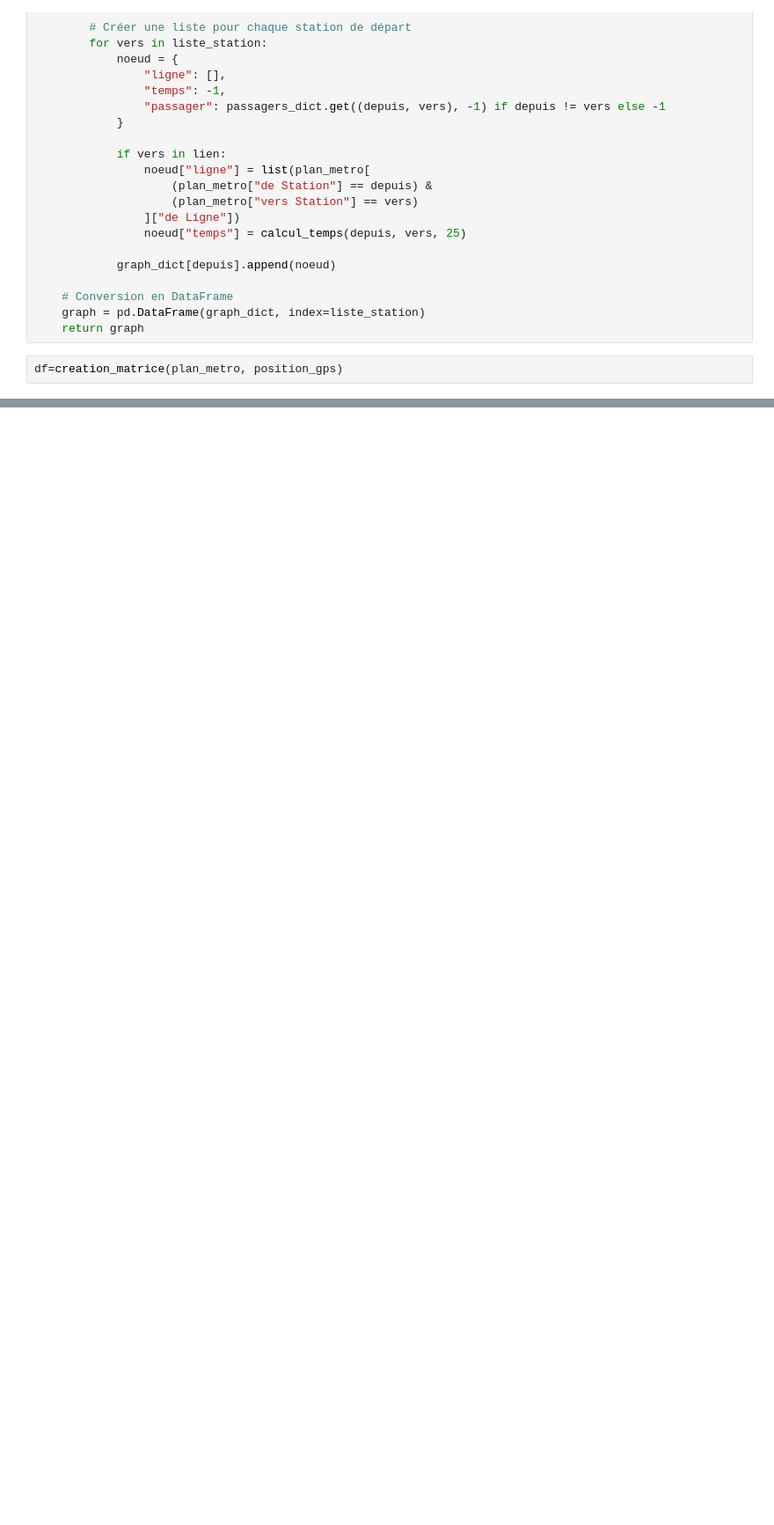
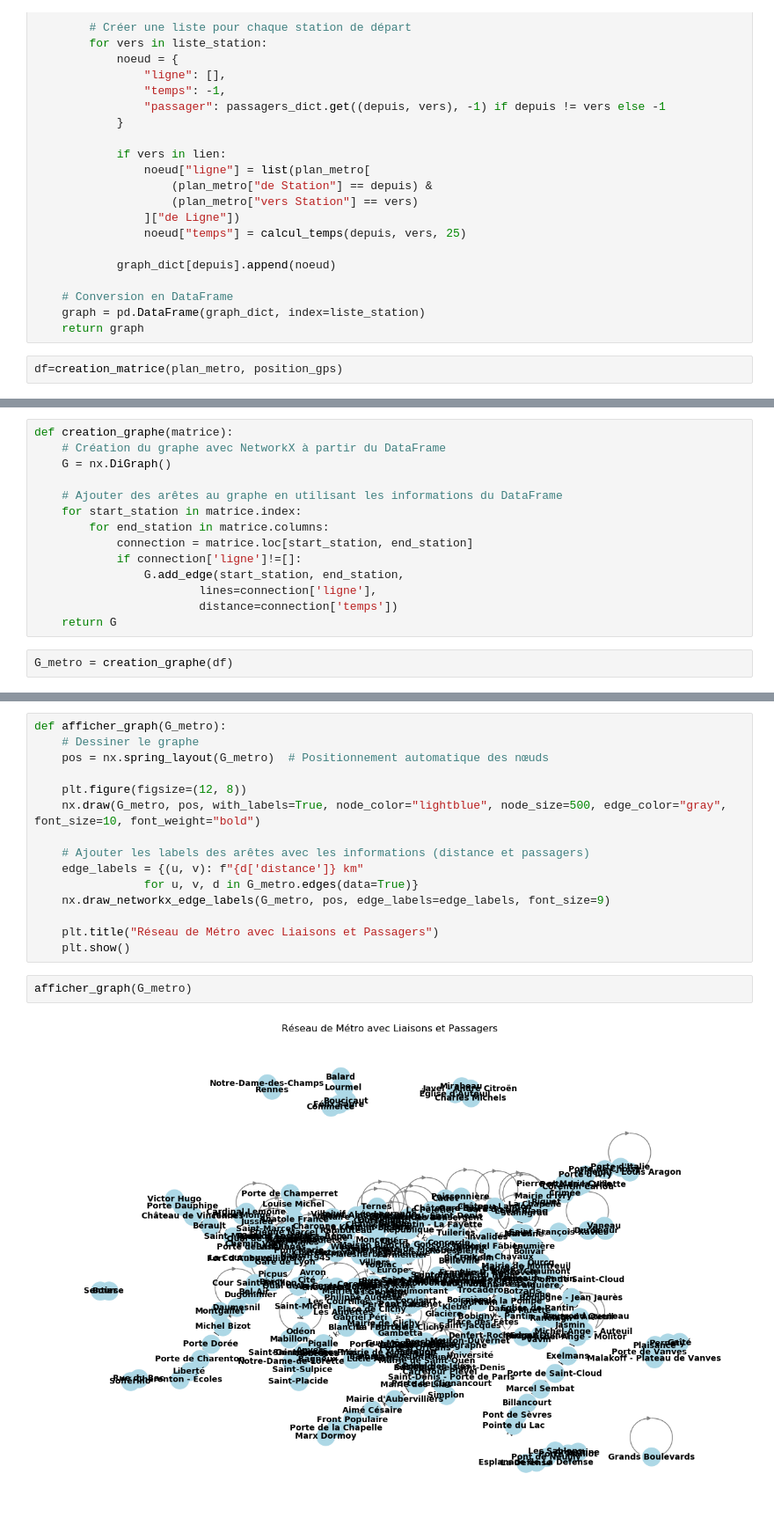
Before and after one commit to marcodamecourt/data_chall_alstom, a Jupyter notebook: data_chhall.ipynb, the cells around one changed output, grey strips where cells are left out. Shown at 88% size. Saved outputs shown, nothing was run; the diff lists cells and outputs as text; blank space fills up the shorter version.

Commit message:
creation Dataset de test

```diff
--- a/data_chhall.ipynb
+++ b/data_chhall.ipynb
@@ -167,0 +184,16 @@ Name: Passy, Length: 261, dtype: object
+# %%
+def creation_graphe(matrice):
+    # Création du graphe avec NetworkX à partir du DataFrame
+    G = nx.DiGraph()
+
+    # Ajouter des arêtes au graphe en utilisant les informations du DataFrame
+    for start_station in matrice.index:
+        for end_station in matrice.columns:
+            connection = matrice.loc[start_station, end_station]
+            if connection['ligne']!=[]:
+                G.add_edge(start_station, end_station,
+                        lines=connection['ligne'],
+                        distance=connection['temps'])
+    return G
+# %%
+G_metro = creation_graphe(df)
@@ -167,0 +208,19 @@ Name: Passy, Length: 261, dtype: object
+# %%
+def afficher_graph(G_metro):
+    # Dessiner le graphe
+    pos = nx.spring_layout(G_metro)  # Positionnement automatique des nœuds
+
+    plt.figure(figsize=(12, 8))
+    nx.draw(G_metro, pos, with_labels=True, node_color="lightblue", node_size=500, edge_color="gray", font_size=10, font_weight="bold")
+
+    # Ajouter les labels des arêtes avec les informations (distance et passagers)
+    edge_labels = {(u, v): f"{d['distance']} km"
+                for u, v, d in G_metro.edges(data=True)}
+    nx.draw_networkx_edge_labels(G_metro, pos, edge_labels=edge_labels, font_size=9)
+
+    plt.title("Réseau de Métro avec Liaisons et Passagers")
+    plt.show()
+# %%
+afficher_graph(G_metro)
+# %% [output]
+[figure, added]
```
Also changed, not shown: parts of 16 cells of this notebook, 2 other files.
